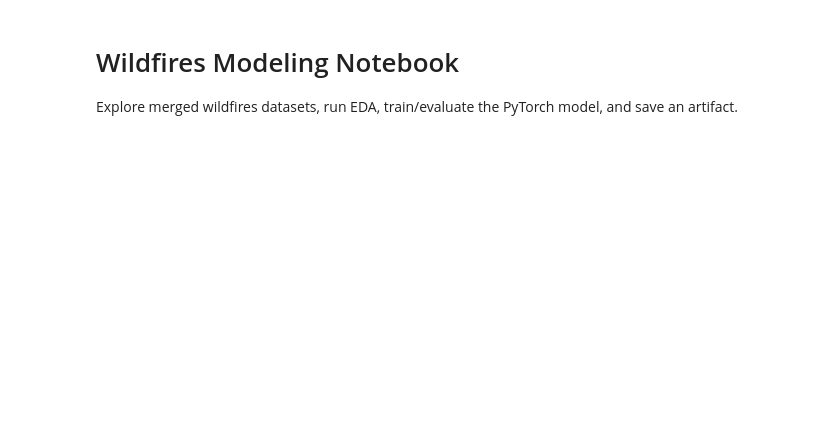
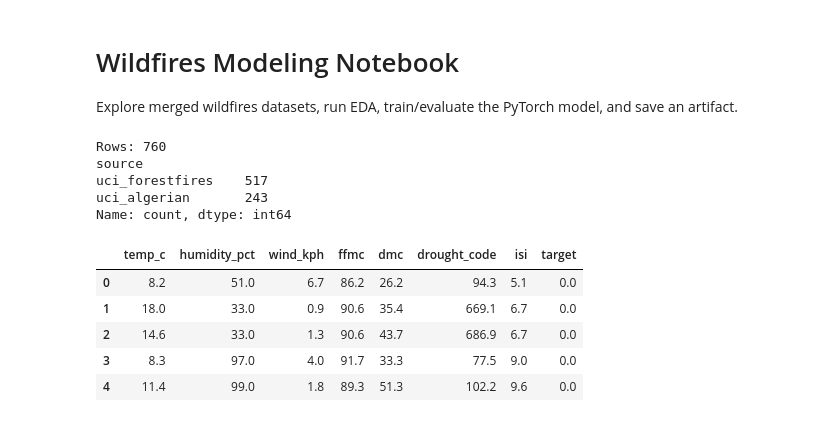
Before and after one commit to TonyIvchenko/playground, a Jupyter notebook: src/disasters/notebooks/wildfires.ipynb, the cells around one changed output. Saved outputs shown, nothing was run; the diff lists cells and outputs as text; code cells hidden in the pictures; blank space fills up the shorter version.

```diff
--- a/src/disasters/notebooks/wildfires.ipynb
+++ b/src/disasters/notebooks/wildfires.ipynb
@@ -24,17 +20,24 @@ from src.disasters.scripts.wildfires.train_model import (
     train_model,
 )
 # %%
-raw_path = ROOT / 'src' / 'disasters' / 'data' / 'wildfires' / 'raw' / 'wildfires_training_merged.csv'
-if not raw_path.exists():
-    raise FileNotFoundError(
-        f'{raw_path} is missing. Run: python -m src.disasters.scripts.wildfires.download_data'
-    )
-
-raw_df = load_raw_dataset(raw_path)
+raw_path = f"../data/wildfires/raw/wildfires_training_merged.csv"
+raw_df = load_raw_dataset(Path(raw_path))
 train_df = prepare_training_dataframe(raw_df)
 print(f'Rows: {len(train_df)}')
 print(raw_df['source'].value_counts())
 train_df.head()
+# %% [output]
+Rows: 760
+source
+uci_forestfires    517
+uci_algerian       243
+Name: count, dtype: int64
+|  | temp_c | humidity_pct | wind_kph | ffmc | dmc | drought_code | isi | target |
+| 0 | 8.2 | 51.0 | 6.7 | 86.2 | 26.2 | 94.3 | 5.1 | 0.0 |
+| 1 | 18.0 | 33.0 | 0.9 | 90.6 | 35.4 | 669.1 | 6.7 | 0.0 |
+| 2 | 14.6 | 33.0 | 1.3 | 90.6 | 43.7 | 686.9 | 6.7 | 0.0 |
+| 3 | 8.3 | 97.0 | 4.0 | 91.7 | 33.3 | 77.5 | 9.0 | 0.0 |
+| 4 | 11.4 | 99.0 | 1.8 | 89.3 | 51.3 | 102.2 | 9.6 | 0.0 |
 # %%
 target_rate = train_df['target'].mean()
 print(f'Positive class rate: {target_rate:.3f}')
```
Also changed, not shown: parts of 4 cells of this notebook, 28 other files.
